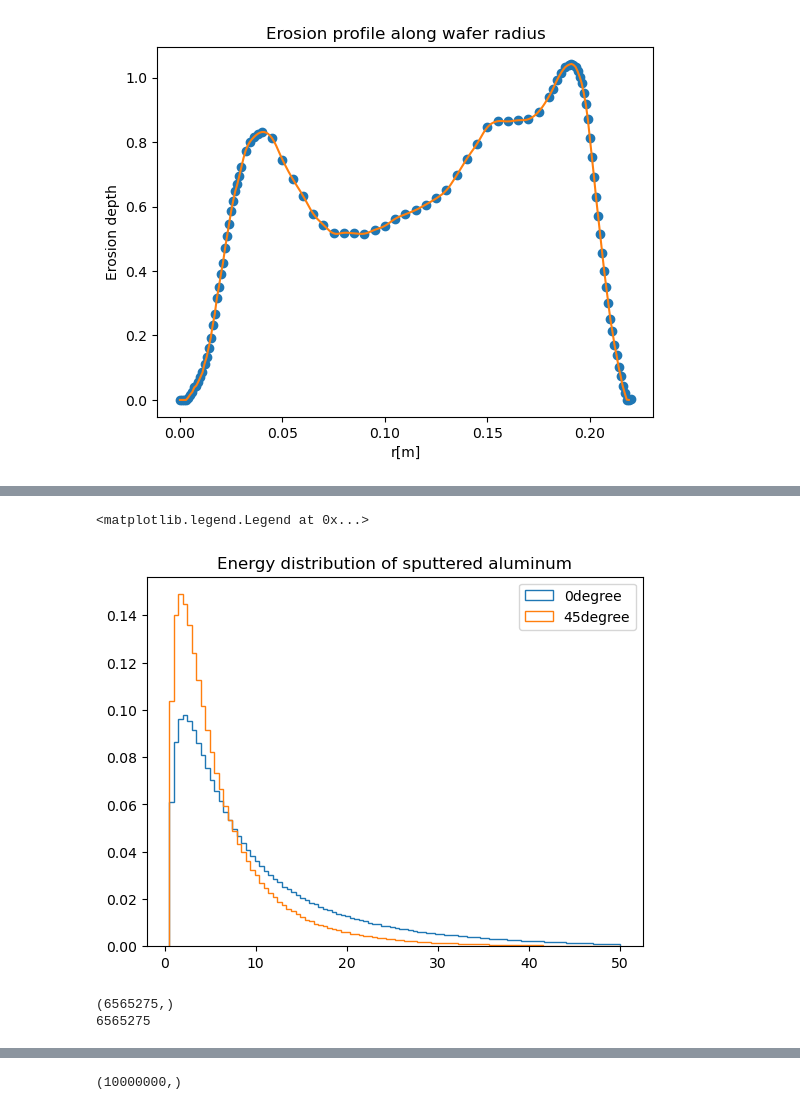
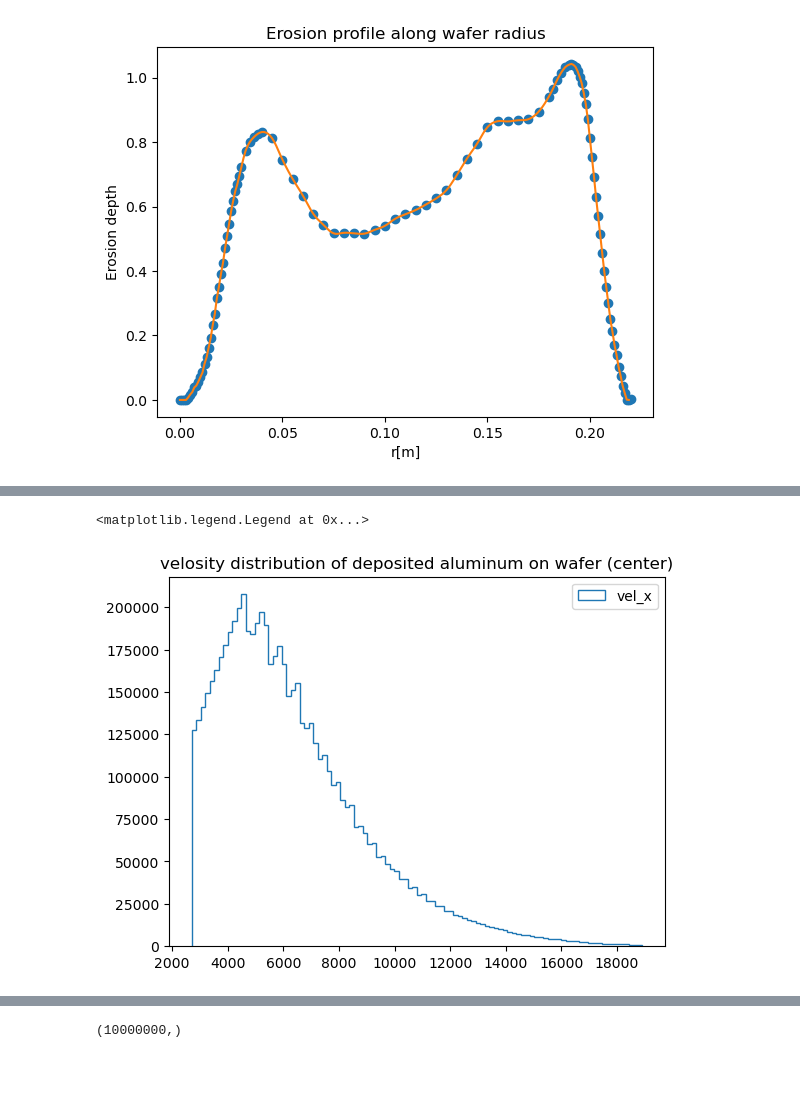
Before and after one commit to ararakitsubasa/etching, a Jupyter notebook: transport_Al_in_Ar.ipynb, the cells around one changed output, grey strips where cells are left out. Drawn from its saved outputs; the diff is of its cells as text; code cells hidden in the pictures; blank space fills up the shorter version.

```diff
--- a/transport_Al_in_Ar.ipynb
+++ b/transport_Al_in_Ar.ipynb
@@ -180,7 +108,7 @@ theta_bins = np.linspace(-np.pi/2, np.pi/2, theta_bins_size)
 theta_hist_x = theta_bins + np.pi/((theta_bins_size-1)*2)
 theta_hist_x = theta_hist_x[:-1]
 
-theta_hist_y = rfunc(theta_hist_x, 1, 0)
+theta_hist_y = rfunc(theta_hist_x, 1.11*2, 0)
 
 fig, ax = plt.subplots(1, 1)
 
@@ -249,6 +207,9 @@ def Energy_theta_func(C, enery, theta):
     m_i = 40
     q = 2 - m_t/(4*m_i)
     Q = 0.55
-    E_inc = 437 # eVsb Vsb self bias
-    return C * enery/(enery + U)**(3-2*m)*(1 - ((U + enery)/(U + Alpha*E_inc))**n)*np.exp(-A*((m_i/m_t)*((U + enery * np.cos(theta)**q)/E_inc))**Q)
+    E_inc = 600 # eVsb Vsb self bias
+    if theta < np.pi/4 or theta >= -np.pi/4:
+        return C * enery/(enery + U)**(3-2*m)*(1 - ((U + enery)/(U + Alpha*E_inc))**n)*np.exp(-A*((m_i/m_t)*((U + enery * np.cos(theta)**q)/E_inc))**Q)
+    else:
+        return C * enery/(enery + U)**(3-2*m)*(1 - ((U + enery)/(U + Alpha*E_inc))**n)*np.exp(-A*((m_i/m_t)*((U + enery * (1-np.sin(theta*2)/2)**q)/E_inc))**Q)
 # %%
@@ -263,11 +245,14 @@ ax.set_yscale('log')
 # %%
-enery_bins = np.linspace(1, 50, 50)
+enery_bins = np.linspace(0, 50, 100)
 
 energy_theta_tuple = []
 for j in range(theta_hist_x.shape[0]):
+    print(j)
     enery_sample = np.array([])
     for i in range(enery_bins.shape[0] - 1):
-        enery_sample = np.concatenate(( enery_sample, np.random.uniform(enery_bins[i], enery_bins[i+1], int(Energy_theta_func(10, enery_bins[i], theta_hist_x[j]) *1e6))))
+        enery_sample = np.concatenate(( enery_sample, \
+                                    np.random.uniform(enery_bins[i], enery_bins[i+1], \
+                                    int(Energy_theta_func(10, enery_bins[i], theta_hist_x[j])/np.sum(Energy_theta_func(10, enery_bins, theta_hist_x[j]))*1e6))))
     energy_theta_tuple.append(enery_sample)
 
 for i in range(len(energy_theta_tuple)):
@@ -296,0 +310,15 @@ ax.legend()
+# %%
+test_sample = theta_sample[:int(gen_dist_x.shape[0])]
+theta_hist_sample = np.histogram(test_sample, bins=99)
+
+energy_sample = np.array([])
+energymin = []
+for i in range(99):
+    energy_theta_sample = energy_theta_tuple[i][:theta_hist_sample[0][i] ]
+    print(energy_theta_sample.shape)
+    energy_sample = np.concatenate((energy_sample, energy_theta_sample))
+    print(np.average(energy_theta_sample))
+    energymin.append(np.average(energy_theta_sample))
+
+print(energy_sample.shape)
+print(gen_dist_x.shape[0])
@@ -297,25 +505,10 @@ ax.legend()
 # %%
 fig, ax = plt.subplots()
-ax.set_title("Energy distribution of sputtered aluminum")
-ax.hist(energy_theta_tuple[0],density=True, bins=100,histtype='step', stacked=True, fill=False, label='0degree')
-ax.hist(energy_theta_tuple[25],density=True, bins=100,histtype='step', stacked=True, fill=False, label='45degree')
-# ax.set_yscale('log')
+ax.set_title("velosity distribution of deposited aluminum on wafer (center)")
+ax.hist(velosity_norm_energy, bins=100,histtype='step', stacked=True, fill=False, label='vel_x')
+
 # ax.plot(X, hist_dist.cdf(X), label='CDF')
 ax.legend()
 # %% [output]
 <matplotlib.legend.Legend at 0x...>
-[figure, old version]
+[figure, new version]
-# %%
-test_sample = theta_sample[:int(gen_dist_x.shape[0])]
-theta_hist_sample = np.histogram(test_sample, bins=99)
-
-energy_sample = np.array([])
-for i in range(99):
-    energy_theta_sample = energy_theta_tuple[i][:theta_hist_sample[0][i] ]
-    energy_sample = np.concatenate((energy_sample, energy_theta_sample))
-
-print(energy_sample.shape)
-print(gen_dist_x.shape[0])
-# %% [output]
-(6565275,)
-6565275
```
Also changed, not shown: parts of 39 cells of this notebook, 3 other files.
